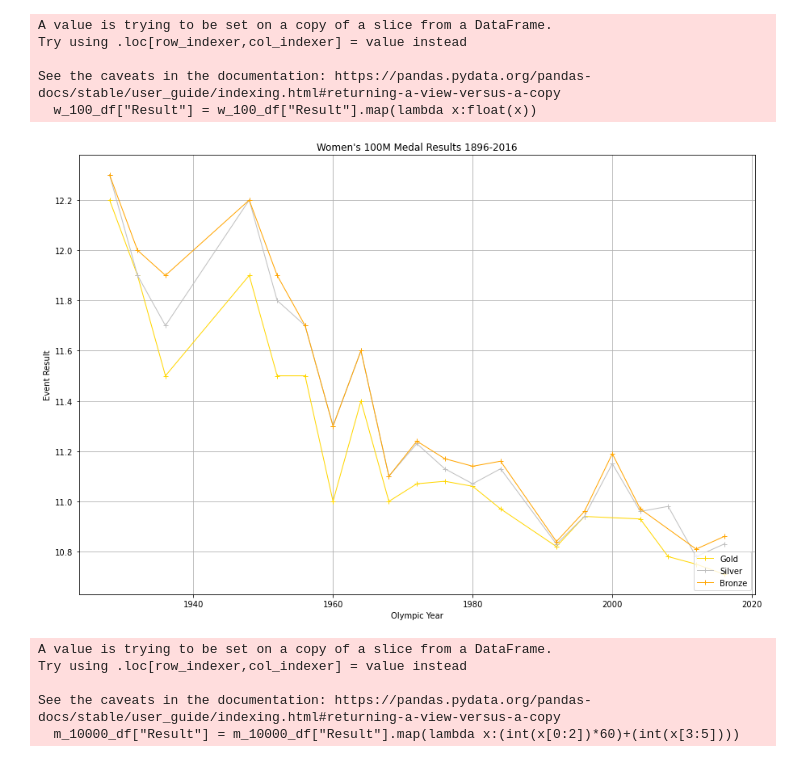
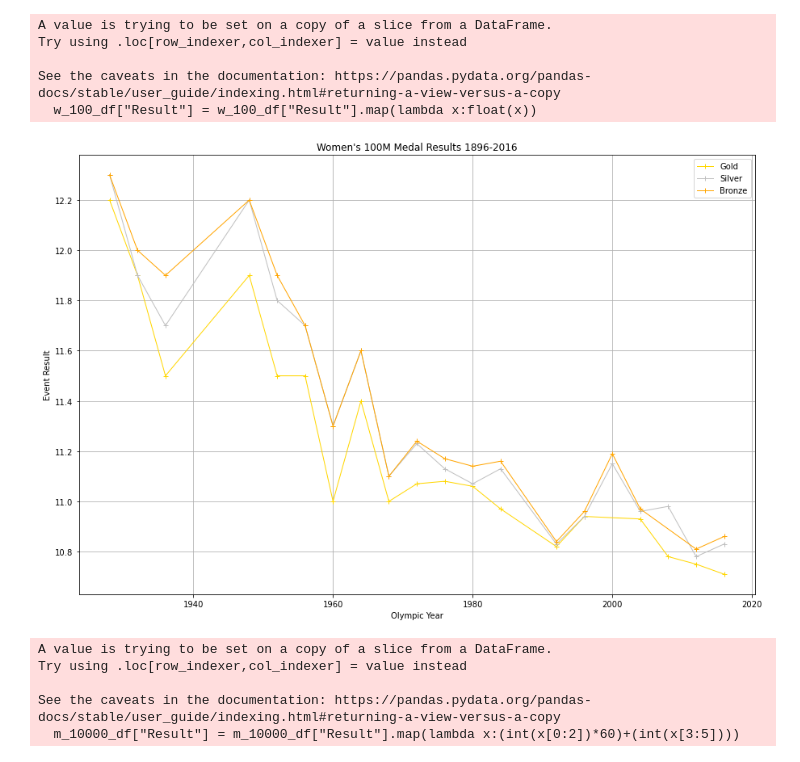
Before and after one commit to dstagner63/Project1, a Jupyter notebook: master_file.ipynb, the cells around one changed output. Cells and saved outputs as stored; diff of their text form; code cells hidden in the pictures.

```diff
--- a/master_file.ipynb
+++ b/master_file.ipynb
@@ -209,18 +209,18 @@ w100_bronze_df = w_100_plt_df.loc[w_100_plt_df["Medal"]=="B",["Year", "Result"]]
 # %%
 #Plot the three medal reults to line graph and save file to output folder
 fig= plt.figure(figsize=(15,10))
 plt.plot(w100_gold_df["Year"], w100_gold_df["Result"], linewidth=1, marker="+", color="gold", label="Gold")
 plt.plot(w100_silver_df["Year"], w100_silver_df["Result"], linewidth=1, marker="+", color="silver", label="Silver")
 plt.plot(w100_bronze_df["Year"], w100_bronze_df["Result"], linewidth=1, marker="+", color="orange", label="Bronze")
 plt.grid()
-plt.legend(loc="lower right")
+plt.legend(loc="upper right")
 plt.title("Women's 100M Medal Results 1896-2016")
 plt.xlabel("Olympic Year")
 plt.ylabel("Event Result")
 plt.savefig("Output/Women's 100M Medal Results 1896-2016.png")
 plt.show()
 # %% [output]
-[figure, old version]
+[figure, new version]
 # %%
 # Plot the results for Mens 10000M
 #Change result value into numberic value using lambda and then group by year
```
Also changed, not shown: parts of 5 cells of this notebook, 7 other files.
